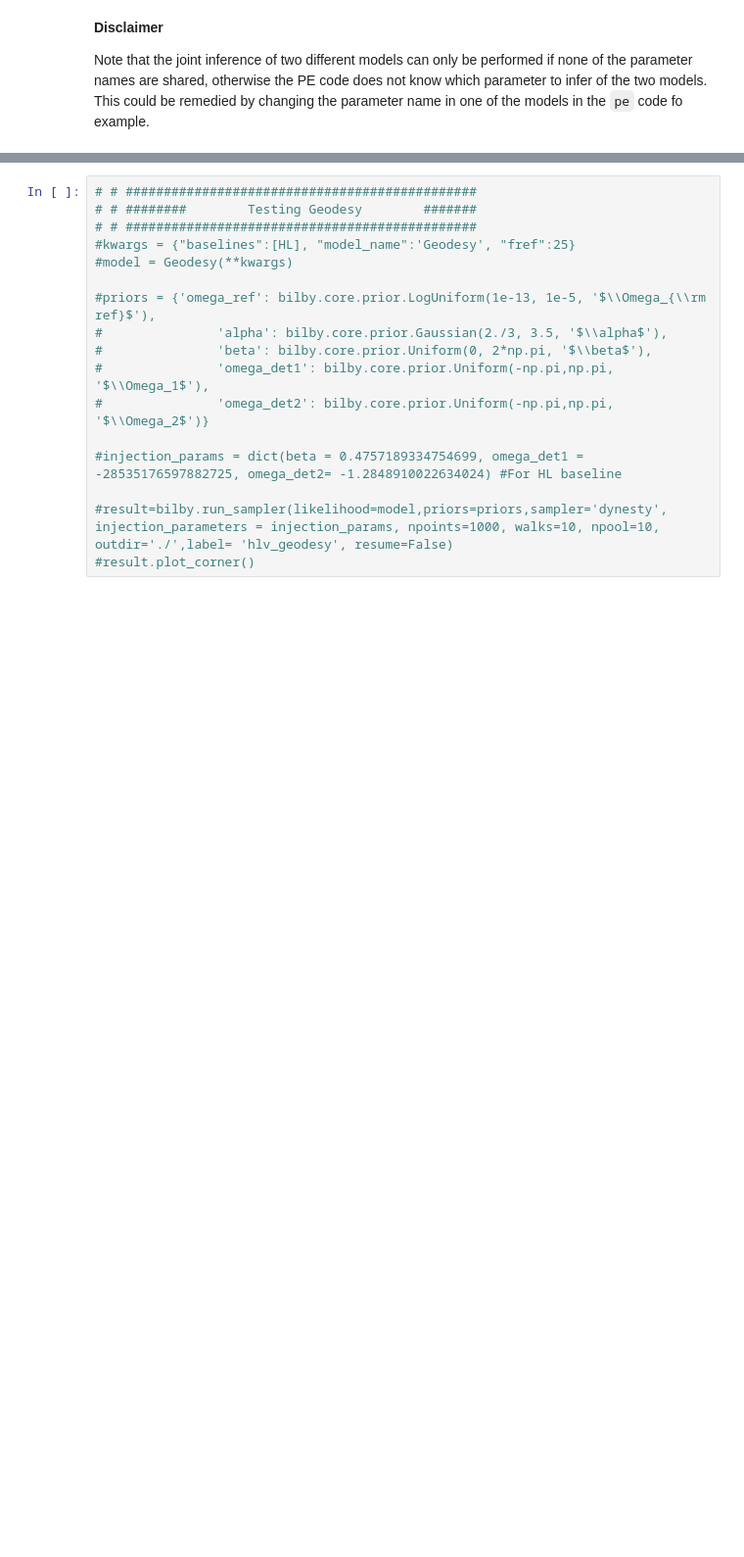
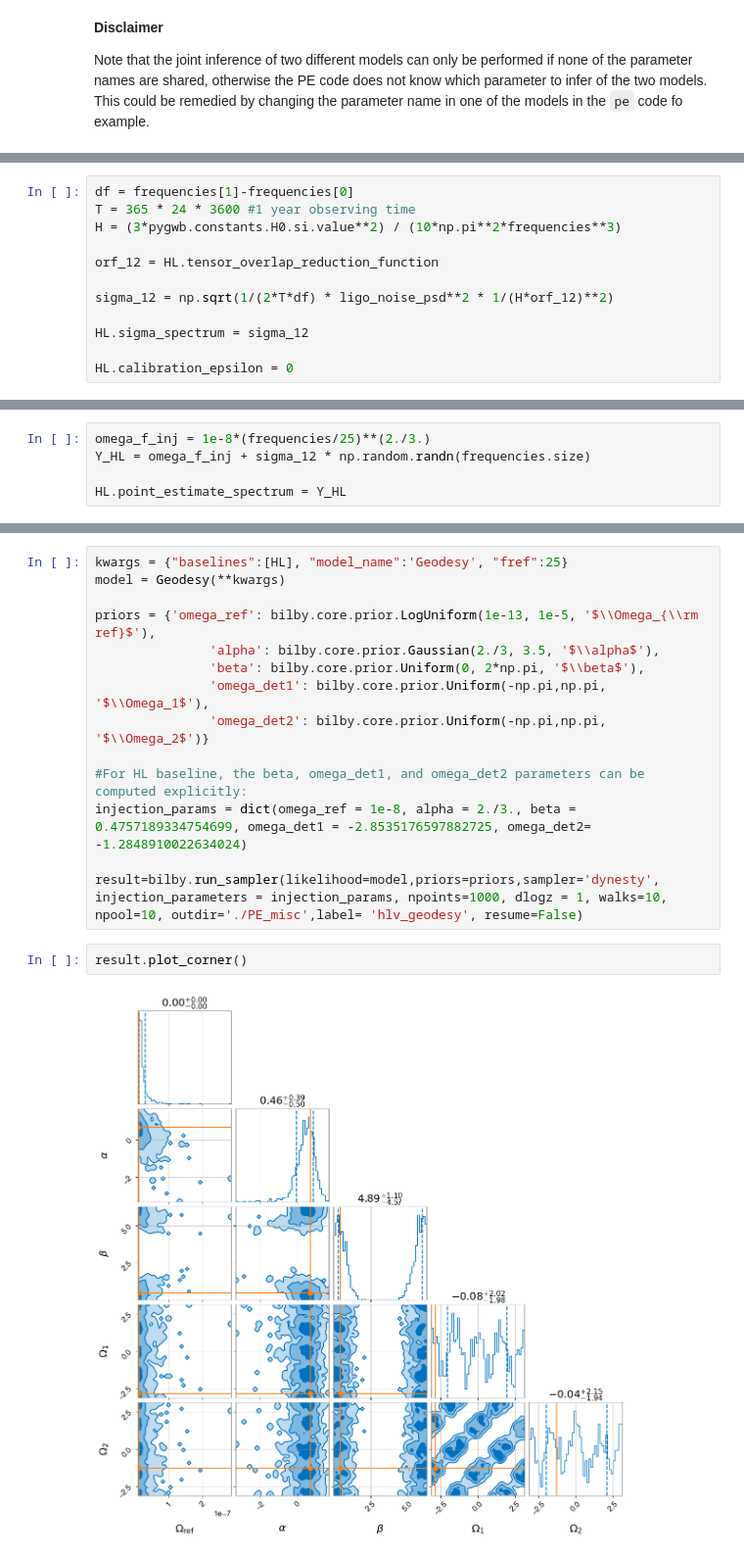
Before and after one commit to a-renzini/pygwb, a Jupyter notebook: tutorials/run_pe.ipynb, the cells around one changed output, grey strips where cells are left out. Shown at 98% size. Drawn from its saved outputs; the diff is of its cells as text; blank space fills up the shorter version.

Commit message:
Adding PE Geodesy stuff

```diff
--- a/tutorials/run_pe.ipynb
+++ b/tutorials/run_pe.ipynb
@@ -378,0 +404,12 @@ Note that the joint inference of two different models can only be performed if n
+# %%
+df = frequencies[1]-frequencies[0]
+T = 365 * 24 * 3600 #1 year observing time
+H = (3*pygwb.constants.H0.si.value**2) / (10*np.pi**2*frequencies**3)
+
+orf_12 = HL.tensor_overlap_reduction_function
+
+sigma_12 = np.sqrt(1/(2*T*df) * ligo_noise_psd**2 * 1/(H*orf_12)**2)
+
+HL.sigma_spectrum = sigma_12
+
+HL.calibration_epsilon = 0
@@ -378,0 +418,5 @@ Note that the joint inference of two different models can only be performed if n
+# %%
+omega_f_inj = 1e-8*(frequencies/25)**(2./3.)
+Y_HL = omega_f_inj + sigma_12 * np.random.randn(frequencies.size)
+
+HL.point_estimate_spectrum = Y_HL
@@ -379,17 +425,18 @@ Note that the joint inference of two different models can only be performed if n
 # %%
-# # ##############################################
-# # ########        Testing Geodesy        #######
-# # ##############################################
-#kwargs = {"baselines":[HL], "model_name":'Geodesy', "fref":25}
-#model = Geodesy(**kwargs)
+kwargs = {"baselines":[HL], "model_name":'Geodesy', "fref":25}
+model = Geodesy(**kwargs)
 
-#priors = {'omega_ref': bilby.core.prior.LogUniform(1e-13, 1e-5, '$\\Omega_{\\rm ref}$'),
-#               'alpha': bilby.core.prior.Gaussian(2./3, 3.5, '$\\alpha$'),
-#               'beta': bilby.core.prior.Uniform(0, 2*np.pi, '$\\beta$'),
-#               'omega_det1': bilby.core.prior.Uniform(-np.pi,np.pi, '$\\Omega_1$'),
-#               'omega_det2': bilby.core.prior.Uniform(-np.pi,np.pi, '$\\Omega_2$')}
+priors = {'omega_ref': bilby.core.prior.LogUniform(1e-13, 1e-5, '$\\Omega_{\\rm ref}$'),
+               'alpha': bilby.core.prior.Gaussian(2./3, 3.5, '$\\alpha$'),
+               'beta': bilby.core.prior.Uniform(0, 2*np.pi, '$\\beta$'),
+               'omega_det1': bilby.core.prior.Uniform(-np.pi,np.pi, '$\\Omega_1$'),
+               'omega_det2': bilby.core.prior.Uniform(-np.pi,np.pi, '$\\Omega_2$')}
 
-#injection_params = dict(beta = 0.4757189334754699, omega_det1 = -28535176597882725, omega_det2= -1.2848910022634024) #For HL baseline
+#For HL baseline, the beta, omega_det1, and omega_det2 parameters can be computed explicitly:
+injection_params = dict(omega_ref = 1e-8, alpha = 2./3., beta = 0.4757189334754699, omega_det1 = -2.8535176597882725, omega_det2= -1.2848910022634024)
 
-#result=bilby.run_sampler(likelihood=model,priors=priors,sampler='dynesty', injection_parameters = injection_params, npoints=1000, walks=10, npool=10, outdir='./',label= 'hlv_geodesy', resume=False)
-#result.plot_corner()
+result=bilby.run_sampler(likelihood=model,priors=priors,sampler='dynesty', injection_parameters = injection_params, npoints=1000, dlogz = 1, walks=10, npool=10, outdir='./PE_misc',label= 'hlv_geodesy', resume=False)
+# %%
+result.plot_corner()
+# %% [output]
+[figure, added]
```
Also changed, not shown: parts of 10 cells of this notebook, 2 other files.
